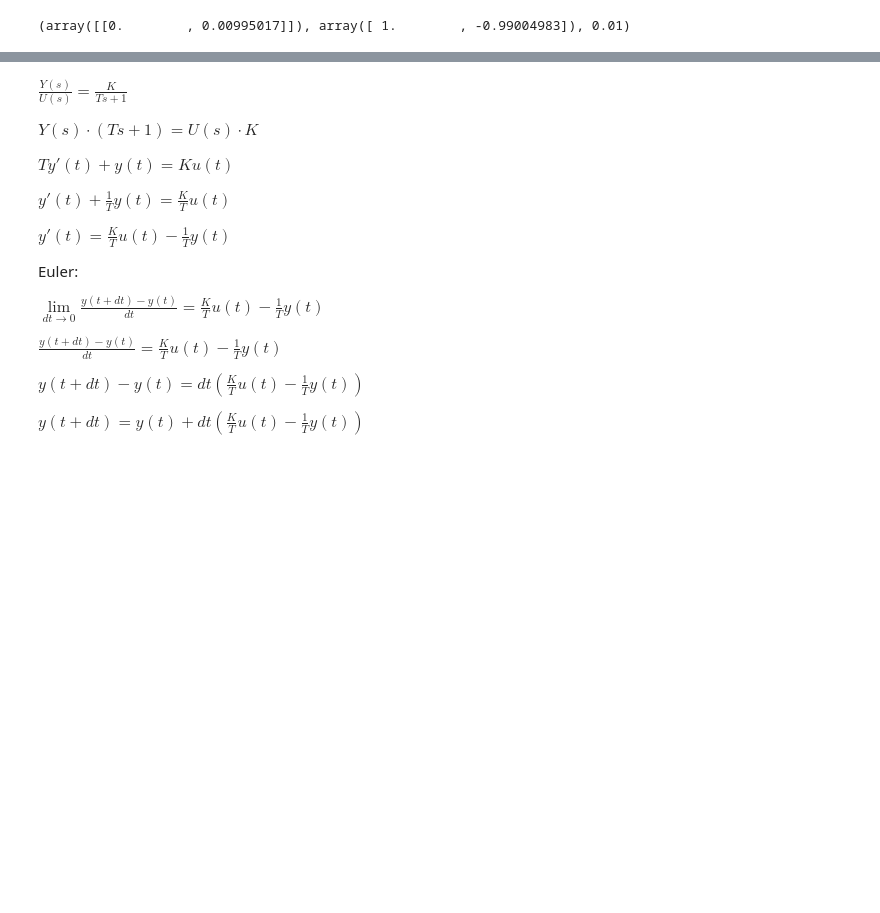
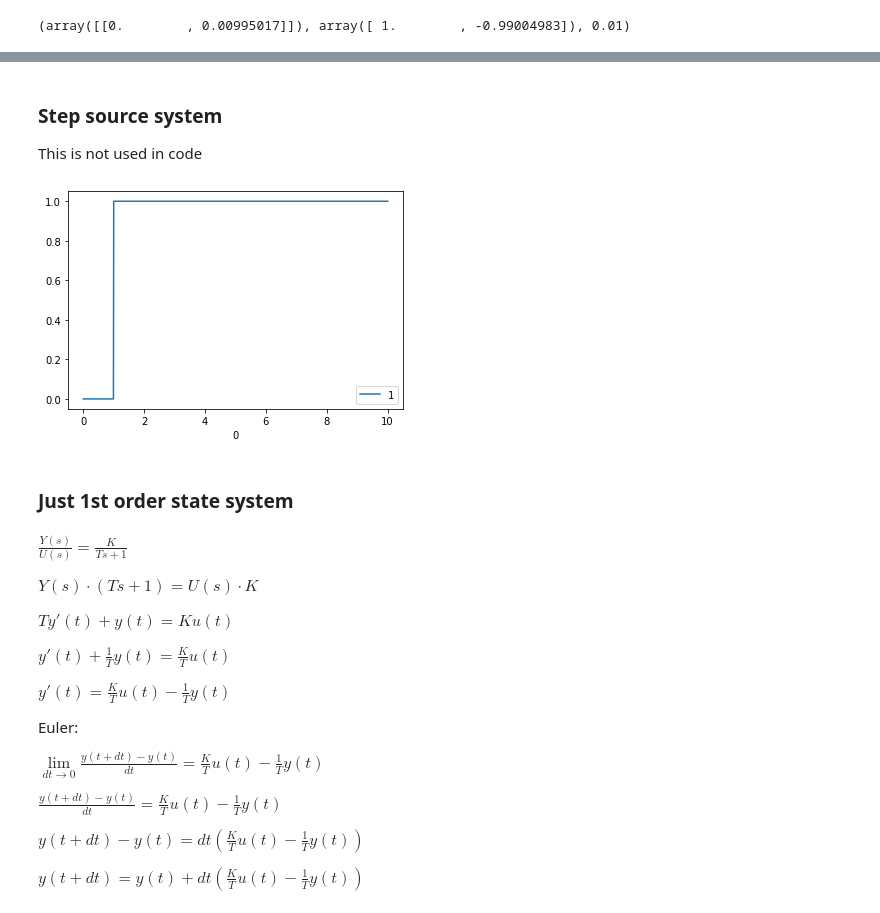
Before and after one commit to hrbolek/learning, a Jupyter notebook: itsystems/neural.ipynb, the cells around one changed output, grey strips where cells are left out. Cells and saved outputs as stored; diff of their text form; code cells hidden in the pictures; blank space fills up the shorter version.

```diff
--- a/itsystems/neural.ipynb
+++ b/itsystems/neural.ipynb
@@ -25,3 +82,24 @@ def connect(*F):
+# %% [markdown]
+### Step source system
+This is not used in code
+# %%
+def createStep(stepTime):
+  def u(gen):
+    for (time, value) in gen:
+      if (time < stepTime):
+        yield (time, 0)
+      else:
+        yield (time, 1)
+  return u
+
+# example of use
+timeFunc = createTimeGenerator(startTime = 0, endTime = 10, deltaTime = 0.01)()
+step = createStep(1)
+plotSignal(step(timeFunc))
+# %% [output]
+[figure, added]
+# %% [markdown]
+### Just 1st order state system
 # %% [markdown]
 $\frac{Y(s)}{U(s)}=\frac{K}{Ts+1}$
 
```
Also changed, not shown: parts of 25 cells of this notebook.
